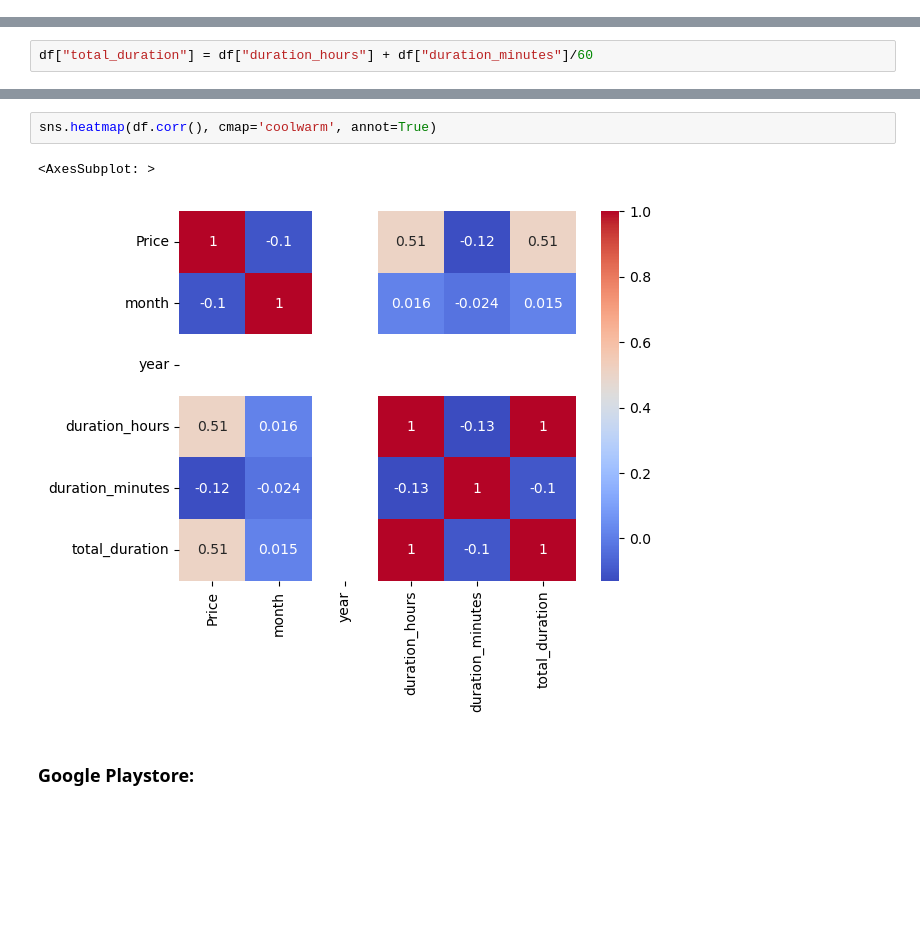
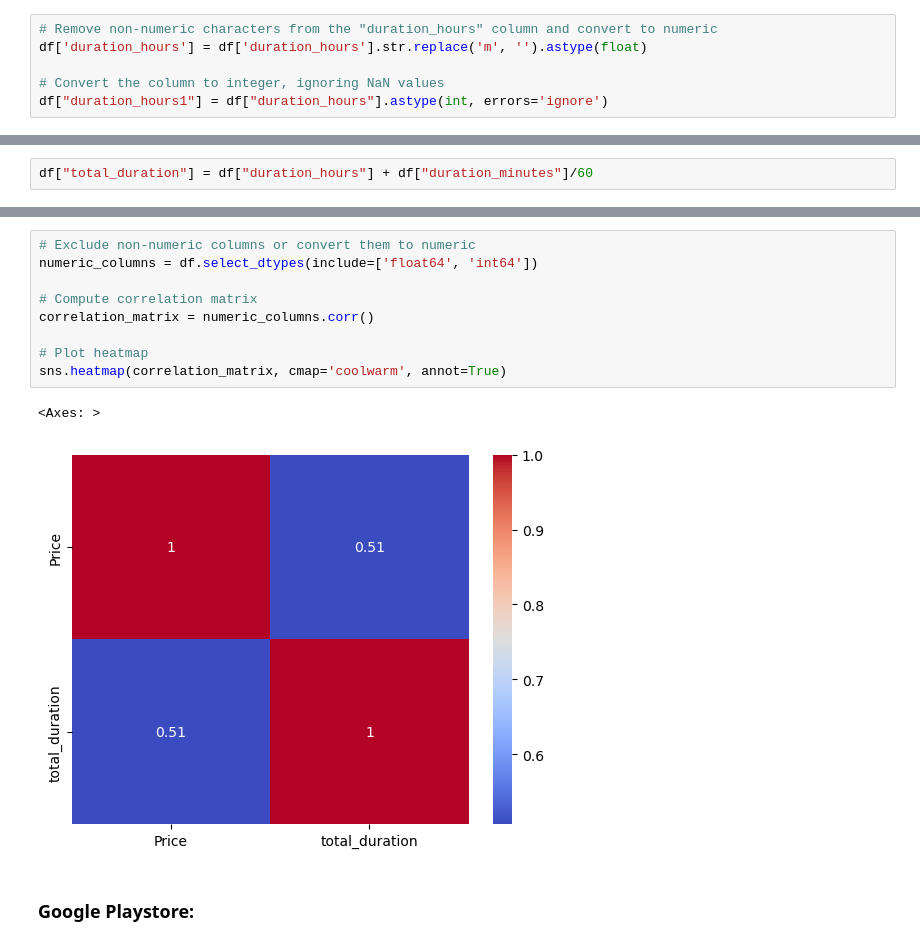
Before and after one commit to anil-rupnar/crack-Dream-Data-Science-Job, a Jupyter notebook: 120Dayschallenge/Day41/Assignment/Assignment 045 (25 Mar).ipynb, the cells around one changed output, grey strips where cells are left out. Drawn from its saved outputs; the diff is of its cells as text; blank space fills up the shorter version.

```diff
--- a/120Dayschallenge/Day41/Assignment/Assignment 045 (25 Mar).ipynb
+++ b/120Dayschallenge/Day41/Assignment/Assignment 045 (25 Mar).ipynb
@@ -101,3 +101,9 @@ Name: duration_hours, Length: 10682, dtype: object
+# %%
+# Remove non-numeric characters from the "duration_hours" column and convert to numeric
+df['duration_hours'] = df['duration_hours'].str.replace('m', '').astype(float)
+
+# Convert the column to integer, ignoring NaN values
+df["duration_hours1"] = df["duration_hours"].astype(int, errors='ignore')
 # %%
 df["duration_hours"] = df["duration_hours"].astype(int)
 # %%
@@ -133,9 +139,16 @@ sns.scatterplot(x='total_duration', y='Price', data=df)
 [figure]
-# %%
-sns.heatmap(df.corr(), cmap='coolwarm', annot=True)
-# %% [output]
-<AxesSubplot: >
-[figure, removed]
+# %%
+# Exclude non-numeric columns or convert them to numeric
+numeric_columns = df.select_dtypes(include=['float64', 'int64'])
+
+# Compute correlation matrix
+correlation_matrix = numeric_columns.corr()
+
+# Plot heatmap
+sns.heatmap(correlation_matrix, cmap='coolwarm', annot=True)
+# %% [output]
+<Axes: >
+[figure, added]
 # %% [markdown]
 ### Google Playstore:
 # %% [markdown]
```
Also changed, not shown: parts of 11 cells of this notebook, 1 other file.
